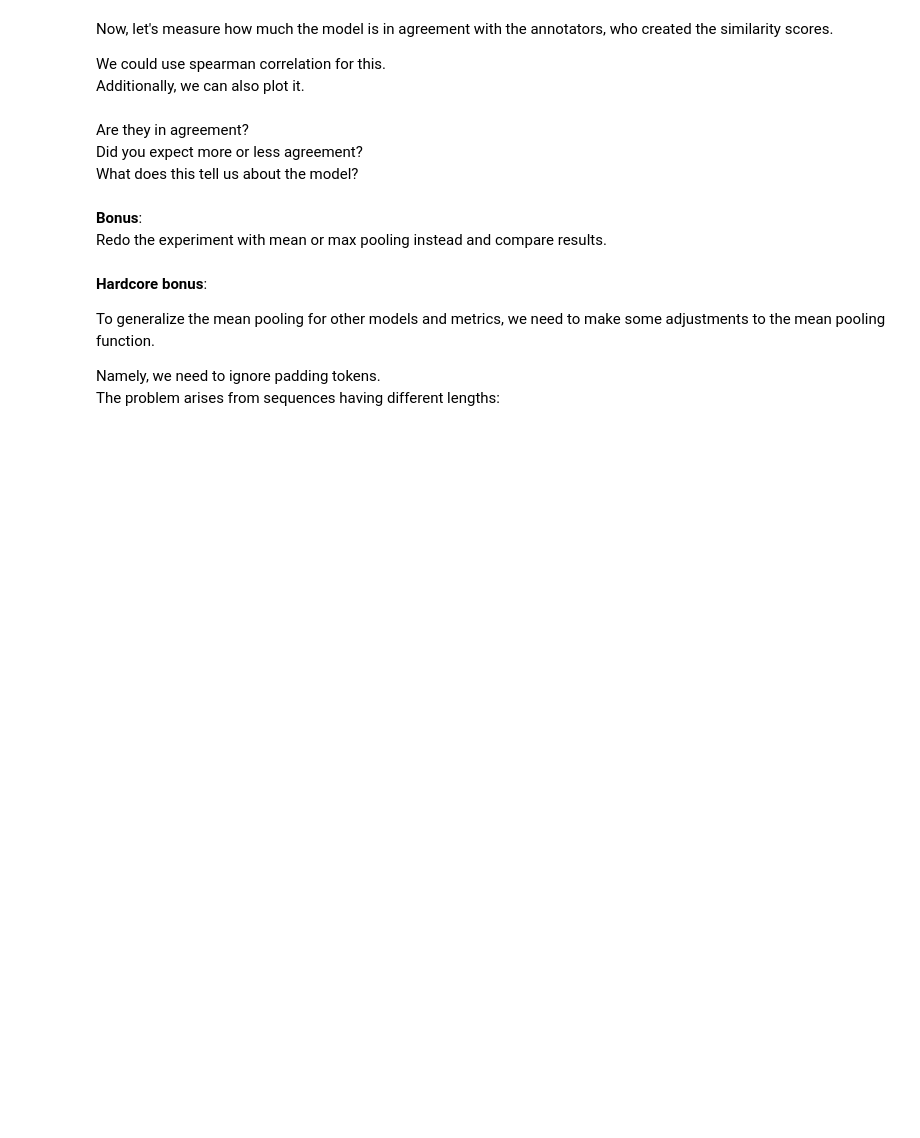
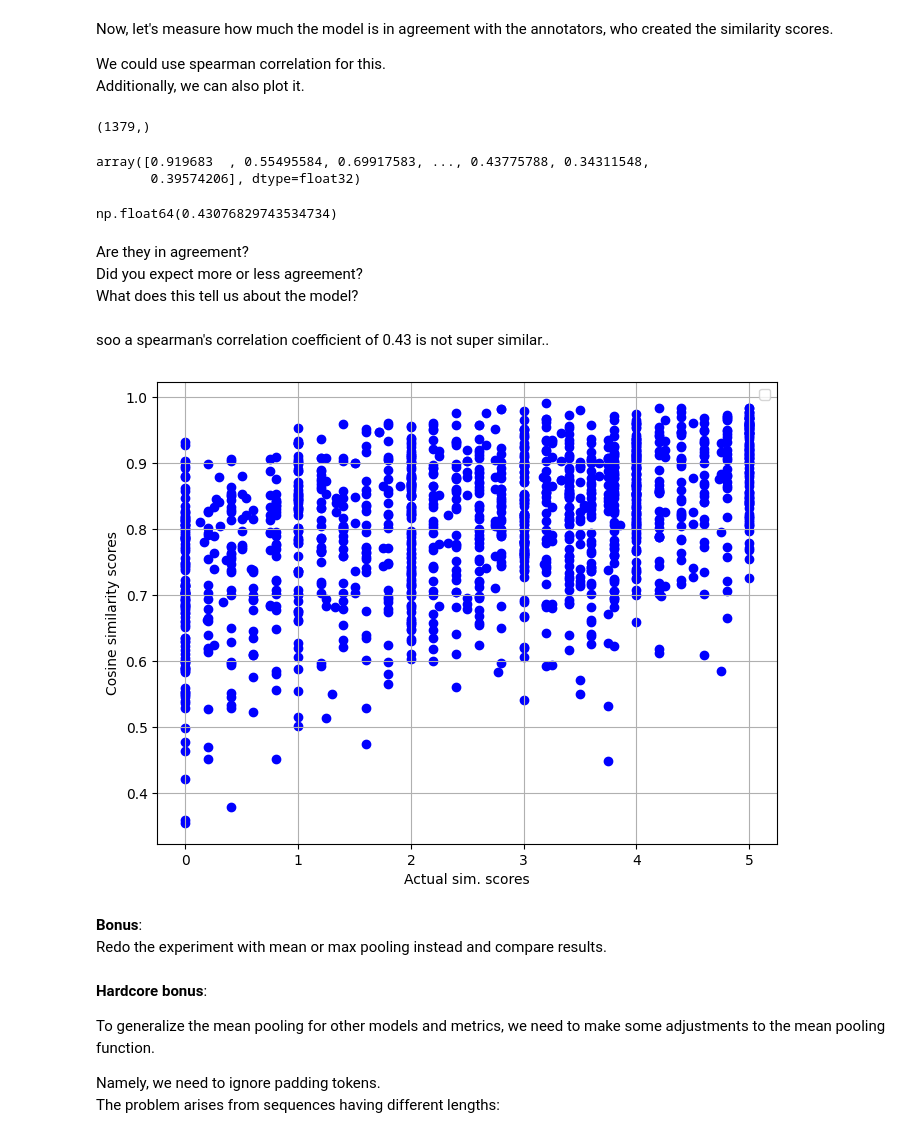
Before and after one commit to sigridbom/NLP-AU, a Jupyter notebook: personal_nb/class5/class_5_sts.ipynb, the cells around one changed output. Saved outputs shown, nothing was run; the diff lists cells and outputs as text; code cells hidden in the pictures; blank space fills up the shorter version.

```diff
--- a/personal_nb/class5/class_5_sts.ipynb
+++ b/personal_nb/class5/class_5_sts.ipynb
@@ -509,0 +511,15 @@ Rembeber, `cosine_similarity = 1 - cosine_distance`.
+# %%
+# trying to calculate the similarity scores manually
+cosine_sim_df = pd.DataFrame()
+
+for i in range(0, len(cls_embeddings_s1)):
+    A = cls_embeddings_s1[i]
+    B = cls_embeddings_s2[i]
+
+    dot_product = torch.dot(A,B)
+    norm_A = torch.norm(A)
+    norm_B = torch.norm(B)
+    resultat = dot_product/(norm_A*norm_B)
+
+    # Concatenate the new result to the DataFrame
+    cosine_sim_df = pd.concat([cosine_sim_df, pd.DataFrame([resultat.item()], columns=["Cosine_similarity"])], ignore_index=True)
@@ -515,12 +553,51 @@ Additionally, we can also plot it.
+# %%
+type(raw_pairs['similarity_score']) # maybe have to make it into a np array - didn't make a difference
+sim_score_np = np.array(raw_pairs['similarity_score'])
+sim_score_np.shape
+# %% [output]
+(1379,)
+# %%
+cosine_similarity[0]
+# %% [output]
+array([0.919683  , 0.55495584, 0.69917583, ..., 0.43775788, 0.34311548,
+       0.39574206], dtype=float32)
 # %%
 # Do a spearman correlation
 # hint: scipy
 
 # TODO
+cor = stats.spearmanr(cosine_sim_df, sim_score_np)
+cor.statistic
+# %% [output]
+np.float64(0.43076829743534734)
 # %% [markdown]
 Are they in agreement?
 Did you expect more or less agreement?
 What does this tell us about the model?
+# %% [markdown]
+soo a spearman's correlation coefficient of 0.43 is not super similar..
+# %%
+# plotting
+
+# Define x and y for plotting
+x = sim_score_np
+y = cosine_sim_df
+
+# Create the plot
+plt.figure(figsize=(8, 6))
+plt.scatter(x, y, color="blue")
+
+# Customize the plot
+plt.xlabel("Actual sim. scores")
+plt.ylabel("Cosine similarity scores")
+plt.title("")
+plt.legend()
+plt.grid(True)
+
+# Show plot
+plt.show()
+# %% [output]
+[figure, added]
 # %% [markdown]
 **Bonus**:
 Redo the experiment with mean or max pooling instead and compare results.
```
Also changed, not shown: parts of 17 cells of this notebook.
